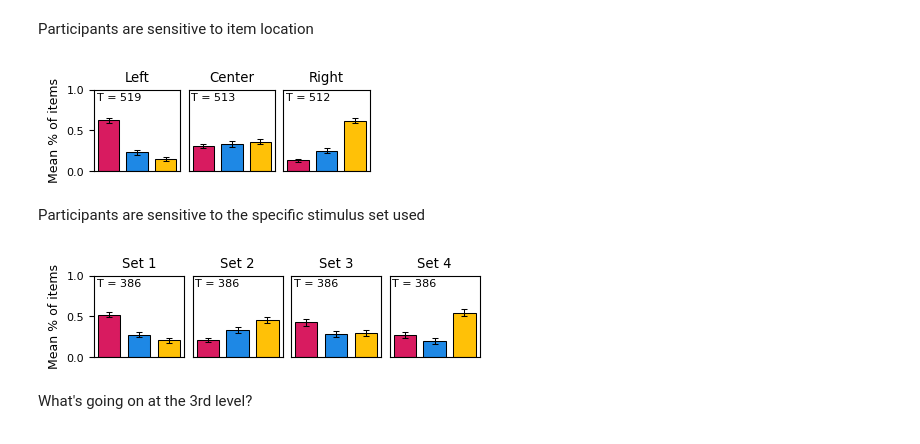
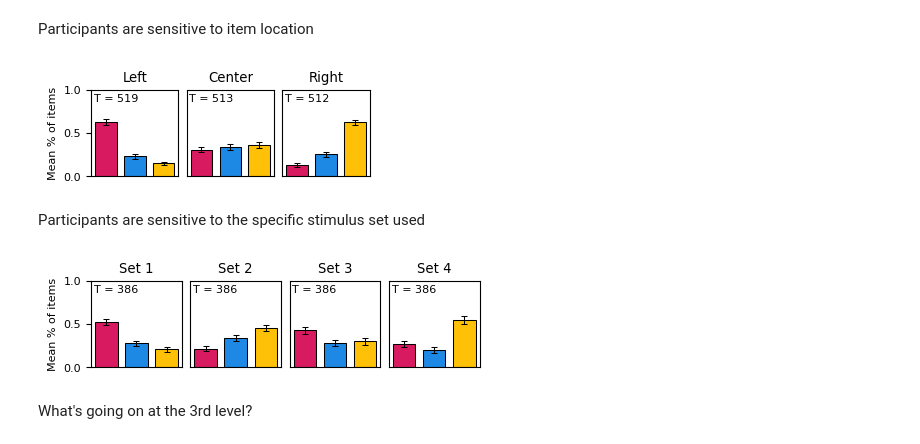
Before and after one commit to katie-warburton/Sequence-Effects-in-Hierarchical-Category-Systems, a Jupyter notebook: Order Effetcs Analysis.ipynb, the cells around one changed output. Saved outputs shown, nothing was run; the diff lists cells and outputs as text; code cells hidden in the pictures.

```diff
--- a/Order Effetcs Analysis.ipynb
+++ b/Order Effetcs Analysis.ipynb
@@ -215,15 +197,15 @@ round(trialDF[['LOC', 'SCORE']].groupby(['LOC']).max())
 # %% [markdown]
 Participants are sensitive to item location
 # %%
-plots.generate_summary_LXR_plot(cleanedTrial, 'LOC', ['L', 'C', 'R'], ['Left', 'Center', 'Right'],  fname='Figures/AXB_by_loc.pdf', figsize=(3.3, 1.15), legend=False)
+plots.generate_summary_LXR_plot(cleanedTrial, 'LOC', ['L', 'C', 'R'], ['Left', 'Center', 'Right'],  fname='Figures/AXB_by_loc.jpg', figsize=(3.3, 1.2), legend=False)
 # %% [output]
-[figure, old version]
+[figure, new version]
 # %% [markdown]
 Participants are sensitive to the specific stimulus set used
 # %%
-plots.generate_summary_LXR_plot(cleanedTrial, 'STIMULI', [1, 2, 3, 4], ['Set 1', 'Set 2', 'Set 3', 'Set 4'], fname='Figures/AXB_by_set.pdf', figsize=(4.4, 1.15), legend=False)
+plots.generate_summary_LXR_plot(cleanedTrial, 'STIMULI', [1, 2, 3, 4], ['Set 1', 'Set 2', 'Set 3', 'Set 4'], fname='Figures/AXB_by_set.jpg', figsize=(4.4, 1.2), legend=False)
 # %% [output]
-[figure, old version]
+[figure, new version]
 # %% [markdown]
 What's going on at the 3rd level?
 # %%
```
Also changed, not shown: parts of 13 cells of this notebook, 4 other files.
